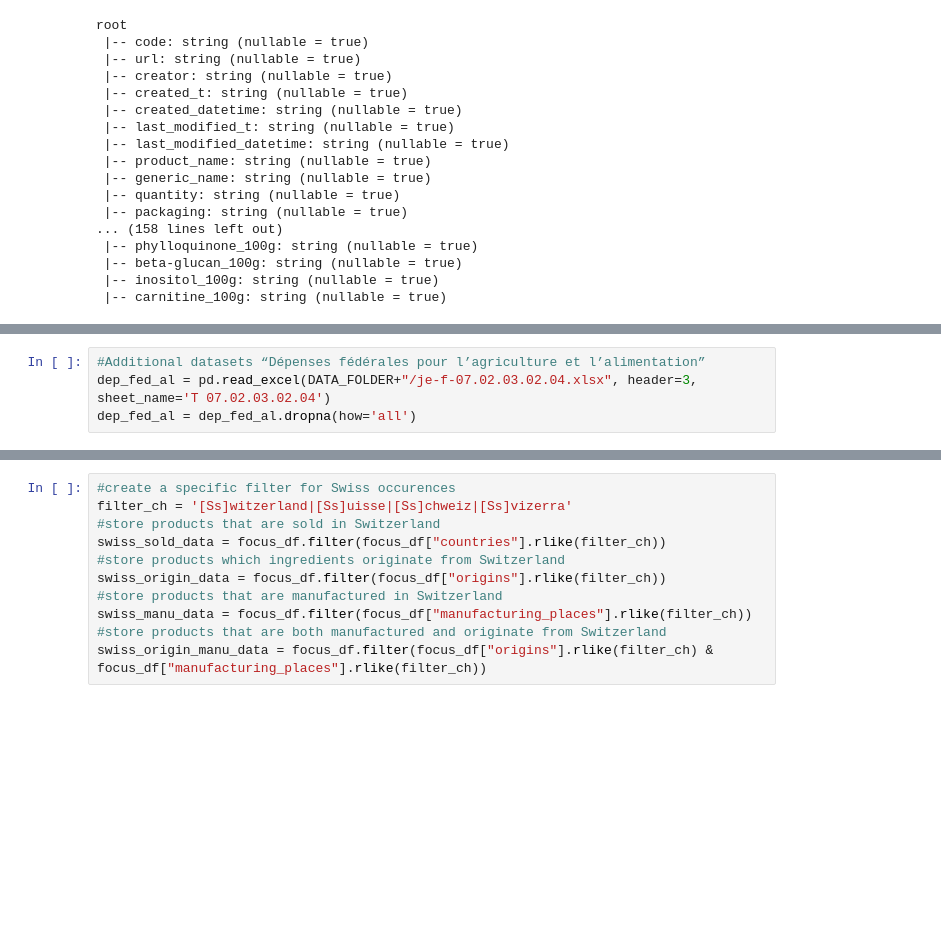
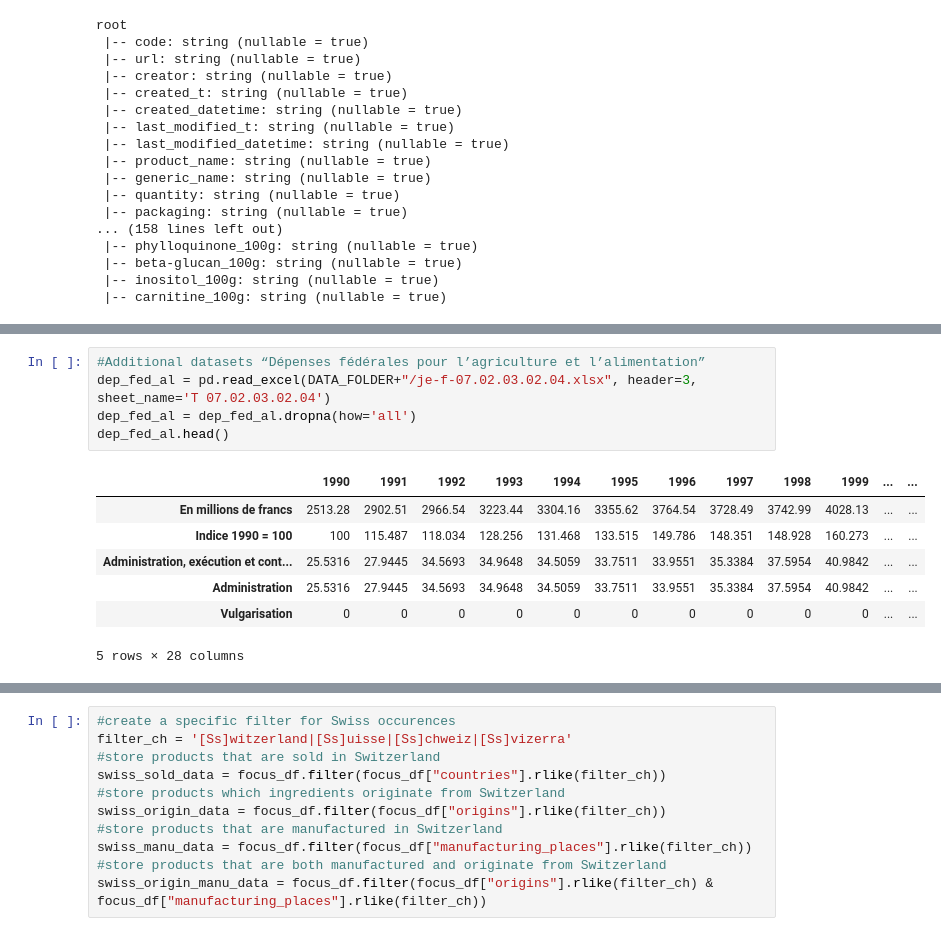
Before and after one commit to MrymZakani/ADA, a Jupyter notebook: project.ipynb, the cells around one changed output, grey strips where cells are left out. Drawn from its saved outputs; the diff is of its cells as text; blank space fills up the shorter version.

```diff
--- a/project.ipynb
+++ b/project.ipynb
@@ -86,7 +96,16 @@ df_ev_conso = df_ev_conso.dropna(how='all')
 # %%
 #Additional datasets “Dépenses fédérales pour l’agriculture et l’alimentation”
 dep_fed_al = pd.read_excel(DATA_FOLDER+"/je-f-07.02.03.02.04.xlsx", header=3, sheet_name='T 07.02.03.02.04')
 dep_fed_al = dep_fed_al.dropna(how='all')
+dep_fed_al.head()
+# %% [output]
+|  | 1990 | 1991 | 1992 | 1993 | 1994 | 1995 | 1996 | 1997 | 1998 | 1999 | ... | ... |
+| En millions de francs | 2513.28 | 2902.51 | 2966.54 | 3223.44 | 3304.16 | 3355.62 | 3764.54 | 3728.49 | 3742.99 | 4028.13 | ... | ... |
+| Indice 1990 = 100 | 100 | 115.487 | 118.034 | 128.256 | 131.468 | 133.515 | 149.786 | 148.351 | 148.928 | 160.273 | ... | ... |
+| Administration, exécution et cont... | 25.5316 | 27.9445 | 34.5693 | 34.9648 | 34.5059 | 33.7511 | 33.9551 | 35.3384 | 37.5954 | 40.9842 | ... | ... |
+| Administration | 25.5316 | 27.9445 | 34.5693 | 34.9648 | 34.5059 | 33.7511 | 33.9551 | 35.3384 | 37.5954 | 40.9842 | ... | ... |
+| Vulgarisation | 0 | 0 | 0 | 0 | 0 | 0 | 0 | 0 | 0 | 0 | ... | ... |
+5 rows × 28 columns
 # %%
 #For the sake of the project, we will focus on features related to the origin of the manufacture and ingredients of the products
 dataset_main.createOrReplaceTempView("data_main")
```
Also changed, not shown: parts of 12 cells of this notebook.
